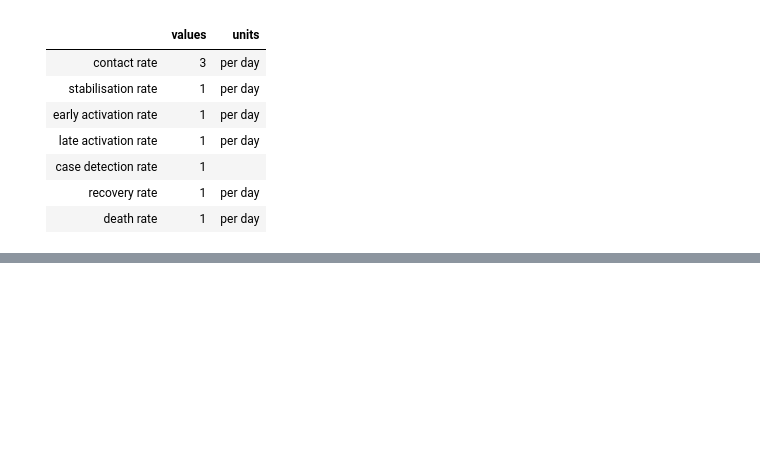
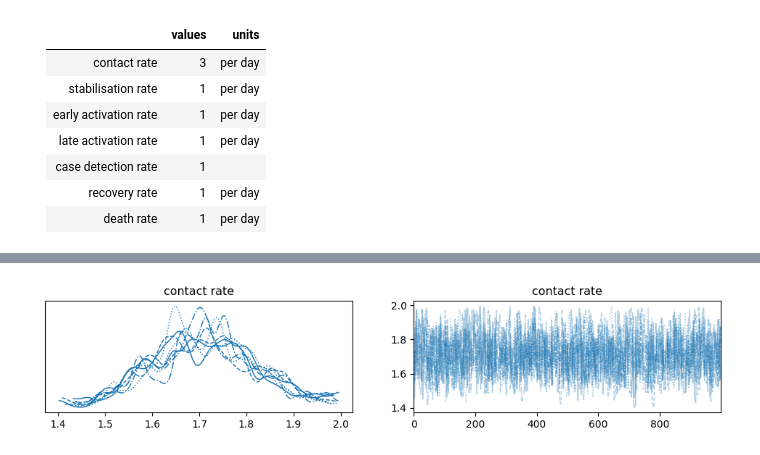
Before and after one commit to monash-emu/incubator2024, a Jupyter notebook: notebooks/indonesia_tb.ipynb, the cells around one changed output, grey strips where cells are left out. Saved outputs shown, nothing was run; the diff lists cells and outputs as text; code cells hidden in the pictures; blank space fills up the shorter version.

```diff
--- a/notebooks/indonesia_tb.ipynb
+++ b/notebooks/indonesia_tb.ipynb
@@ -94,3 +112,7 @@ bcm = BayesianCompartmentalModel(model, params, priors, targets)
+# %%
+az.plot_trace(idata);
+# %% [output]
+[figure, added]
 # %%
 plot = model.get_derived_outputs_df().plot()
 plot.scatter(dummy_target.index, dummy_target)
```
Also changed, not shown: parts of 8 cells of this notebook.
